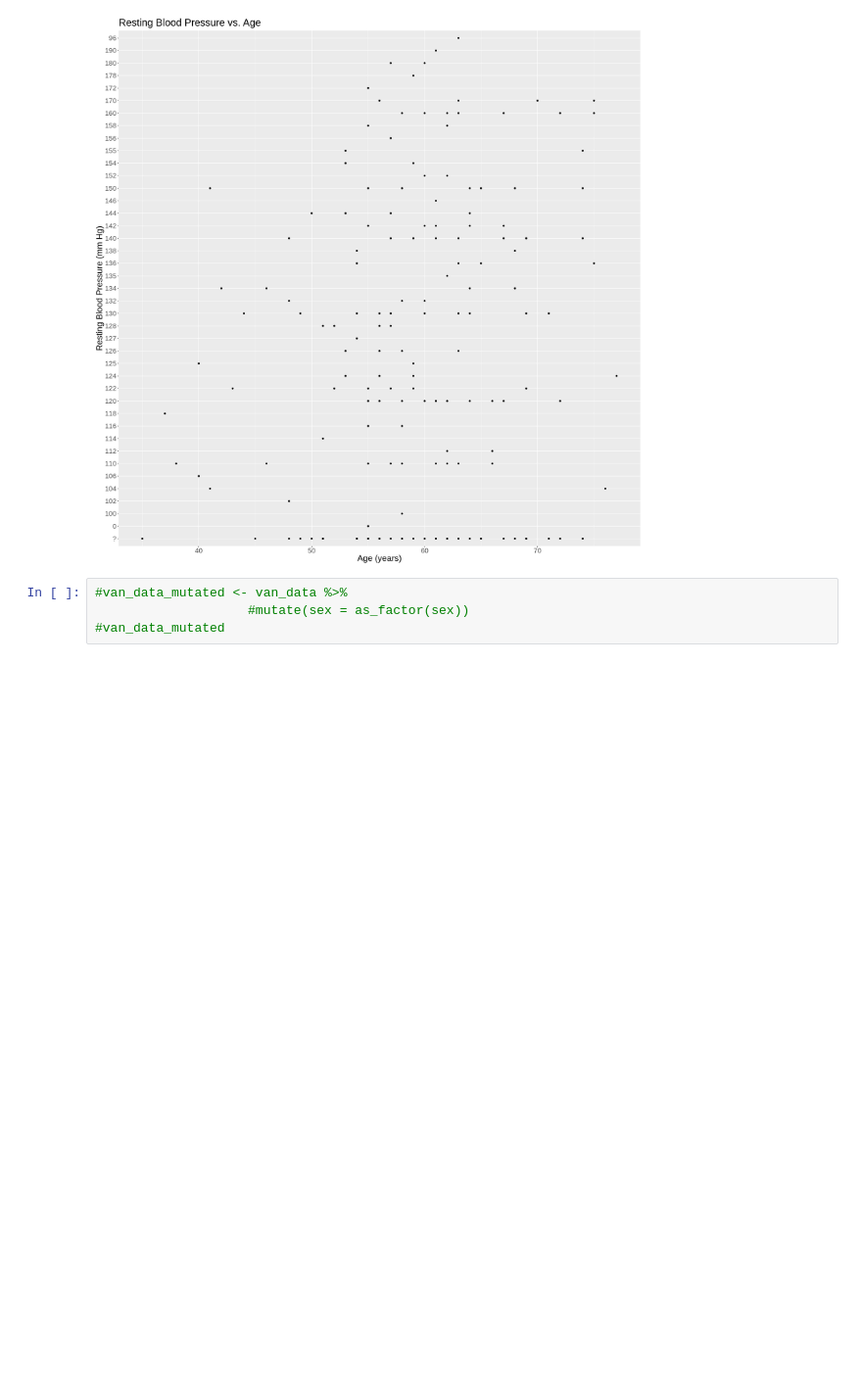
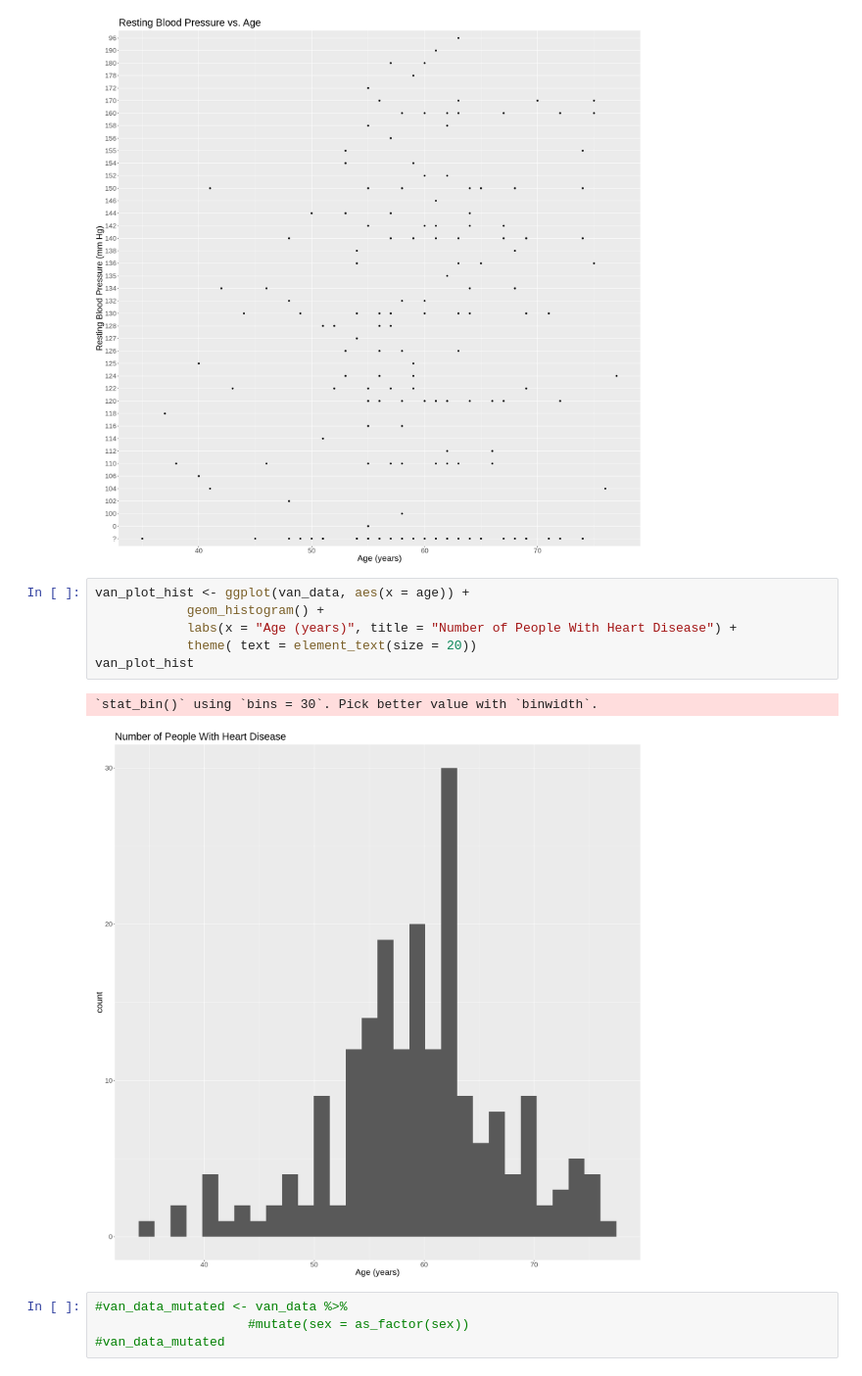
Before and after one commit to klydestad/group_153_project, a Jupyter notebook: rough.proposal.work-Copy1.ipynb, the cells around one changed output. Shown: that part at 98% size. Cells and saved outputs as stored; diff of their text form; blank space fills up the shorter version.

Commit message:
Added formatting to proposal file
Text, histogram, incomplete formatting

```diff
--- a/rough.proposal.work-Copy1.ipynb
+++ b/rough.proposal.work-Copy1.ipynb
@@ -81,6 +81,15 @@ van_plot_bps
 # %% [output]
 [figure]
 [figure]
+# %%
+van_plot_hist <- ggplot(van_data, aes(x = age)) +
+            geom_histogram() +
+            labs(x = "Age (years)", title = "Number of People With Heart Disease") +
+            theme( text = element_text(size = 20))
+van_plot_hist
+# %% [output]
+`stat_bin()` using `bins = 30`. Pick better value with `binwidth`.
+[figure, added]
 # %%
 #van_data_mutated <- van_data %>%
                     #mutate(sex = as_factor(sex))
```
Also changed, not shown: parts of 1 cell of this notebook, 1 other file.
